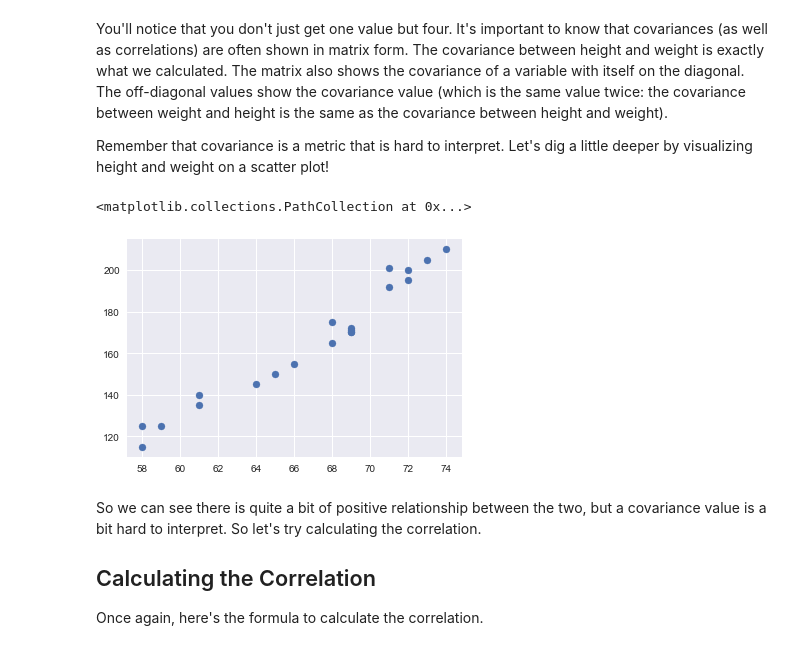
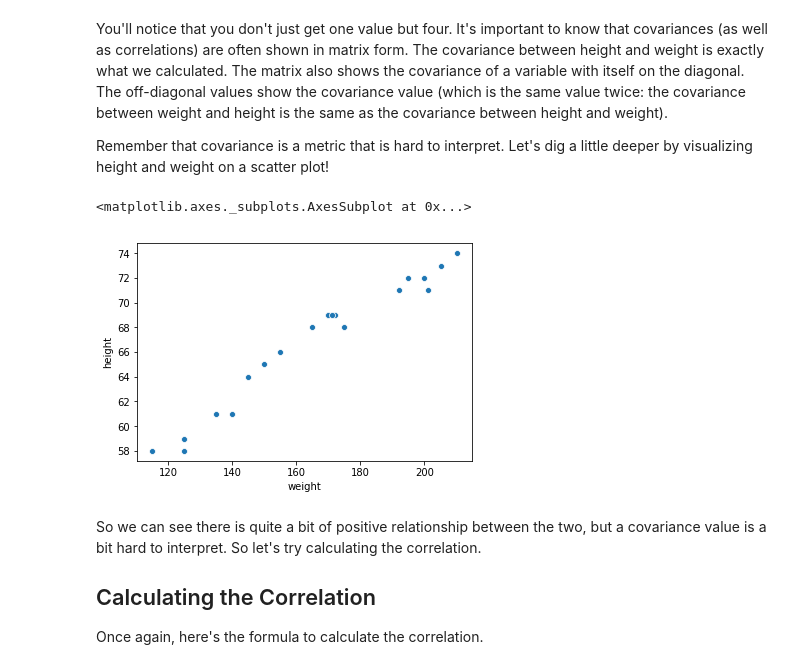
Before and after one commit to jmt0221/dsc-correlation-covariance-lab-nyc-ds-082619, a Jupyter notebook: index.ipynb, the cells around one changed output. Cells and saved outputs as stored; diff of their text form; code cells hidden in the pictures.

```diff
--- a/index.ipynb
+++ b/index.ipynb
@@ -177,10 +177,10 @@ Remember that covariance is a metric that is hard to interpret. Let's dig a litt
 # %%
 # Plot a scatter graph between height and weight to visually inspect the relationship
 # %%
-sns.scatterplot(x = 'weight',y='height')
+sns.scatterplot(x = 'weight',y='height',data=df)
 # %% [output]
-<matplotlib.collections.PathCollection at 0x...>
+<matplotlib.axes._subplots.AxesSubplot at 0x...>
-[figure, old version]
+[figure, new version]
 # %% [markdown]
 So we can see there is quite a bit of positive relationship between the two, but a covariance value is a bit hard to interpret. So let's try calculating the correlation.
 
```
